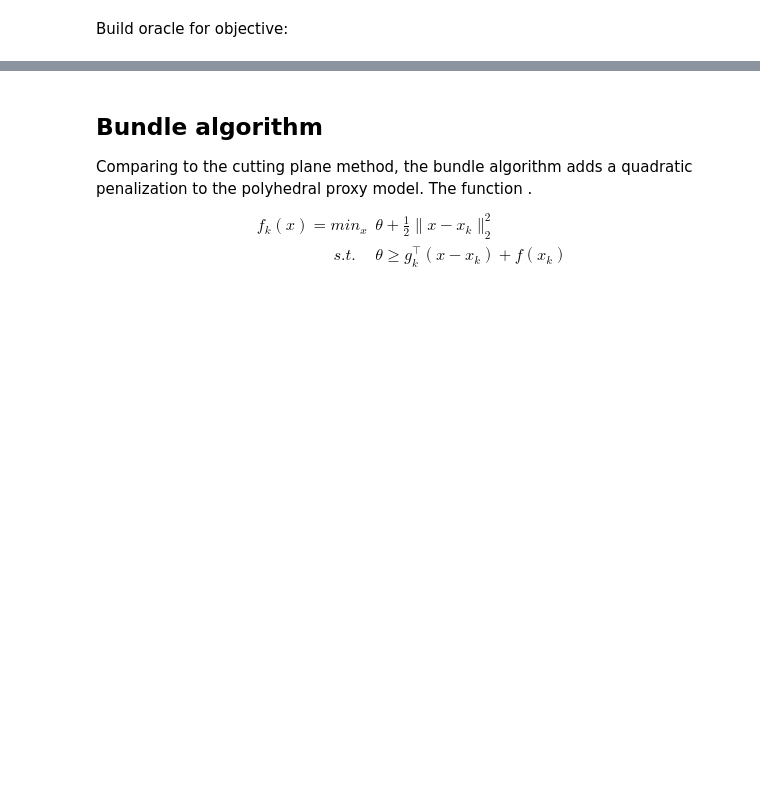
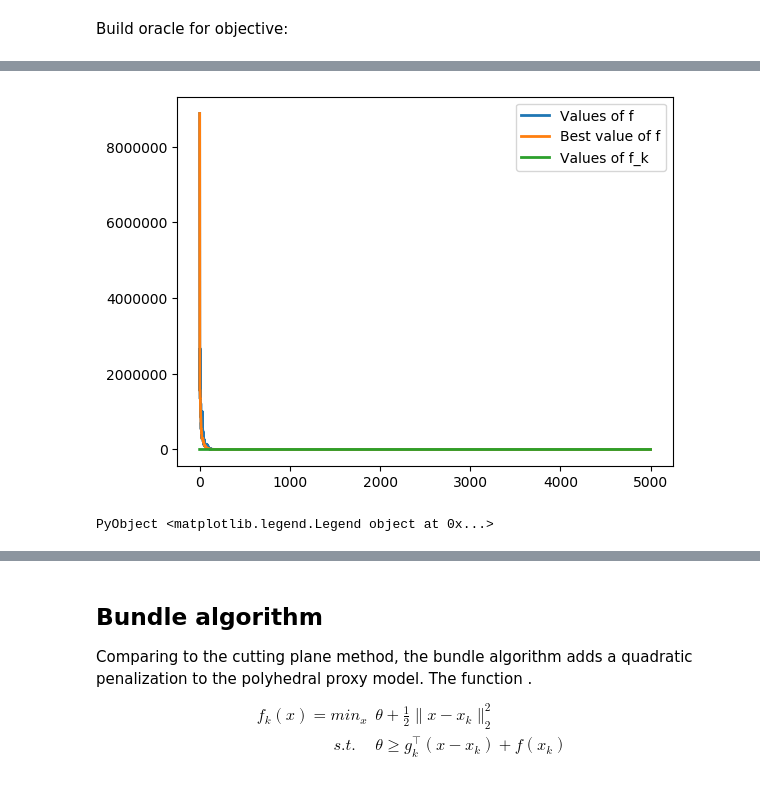
Before and after one commit to mzaffran/proximal_methods, a Jupyter notebook: cutting_plane_bundle_methods.ipynb, the cells around one changed output, grey strips where cells are left out. Drawn from its saved outputs; the diff is of its cells as text; code cells hidden in the pictures; blank space fills up the shorter version.

```diff
--- a/cutting_plane_bundle_methods.ipynb
+++ b/cutting_plane_bundle_methods.ipynb
@@ -140 +171,9 @@ trace_cutting_plane_f, trace_cutting_plane_ub, trace_cutting_plane_α  = launch_
+# %%
+plot(trace_cutting_plane_f, lw=2., label = "Values of f")
+plot(trace_cutting_plane_ub, lw=2., label ="Best value of f")
+plot(trace_cutting_plane_lb, lw=2., label ="Values of f_k")
+legend()
+# %% [output]
+[figure, added]
+PyObject <matplotlib.legend.Legend object at 0x...>
 # %%
```
Also changed, not shown: parts of 30 cells of this notebook, 1 other file.
